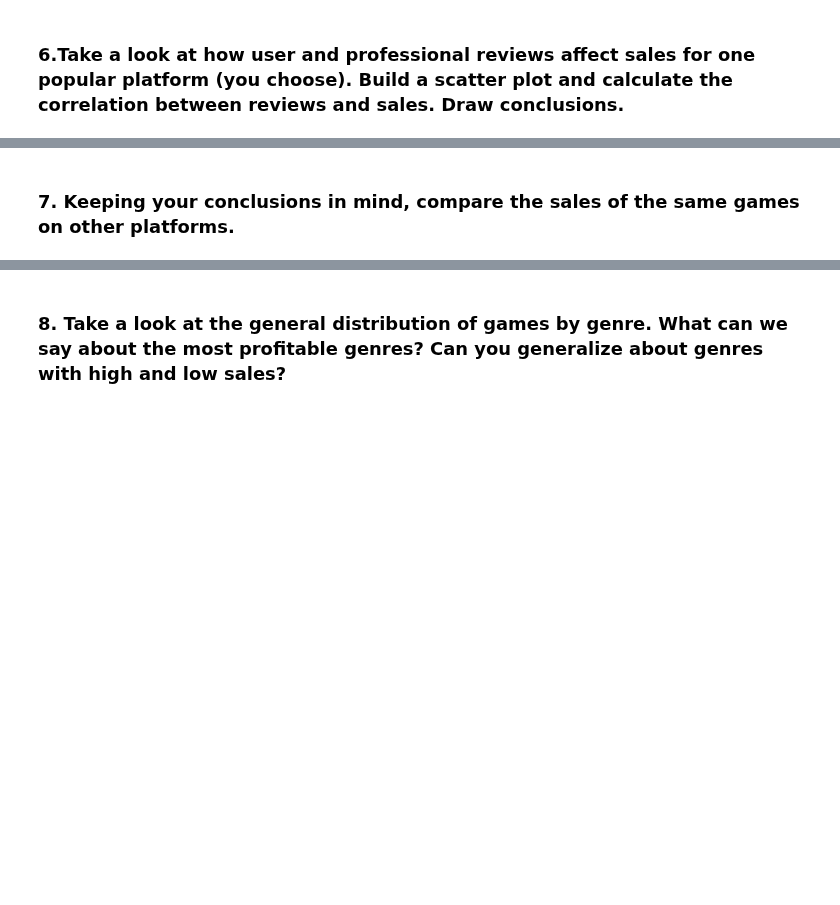
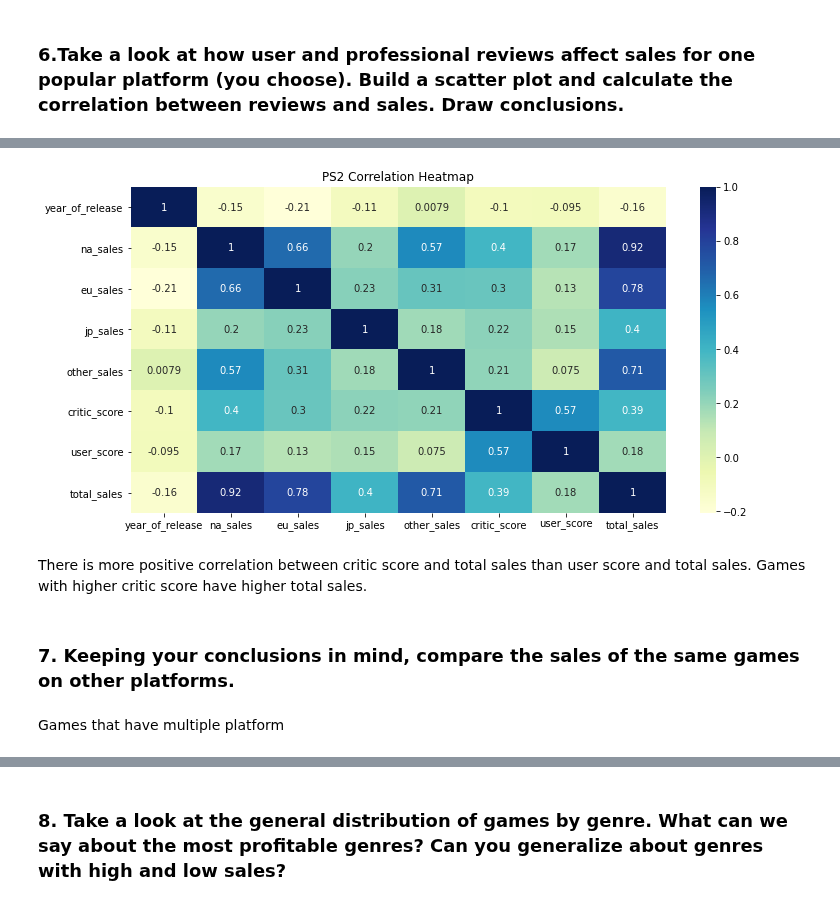
Before and after one commit to rainbowmoonlight/Yandex_Practicum_Projects, a Jupyter notebook: 04 Online Video Game Store Campaign/Online Video Game Store Campaign.ipynb, the cells around one changed output, grey strips where cells are left out. Saved outputs shown, nothing was run; the diff lists cells and outputs as text; code cells hidden in the pictures; blank space fills up the shorter version.

Commit message:
update EDA online game store

```diff
--- a/04 Online Video Game Store Campaign/Online Video Game Store Campaign.ipynb
+++ b/04 Online Video Game Store Campaign/Online Video Game Store Campaign.ipynb
@@ -1073,2 +1125,13 @@ plt.show()
+# %%
+plt.figure(figsize=(12,6))
+plt.title('PS2 Correlation Heatmap')
+sns.heatmap(ps2.corr(), annot=True, cmap="YlGnBu")
+plt.show()
+# %% [output]
+[figure, added]
+# %% [markdown]
+There is more positive correlation between critic score and total sales than user score and total sales. Games with higher critic score have higher total sales.
 # %% [markdown]
 ### 7. Keeping your conclusions in mind, compare the sales of the same games on other platforms.
+# %% [markdown]
+Games that have multiple platform
```
Also changed, not shown: parts of 32 cells of this notebook.
